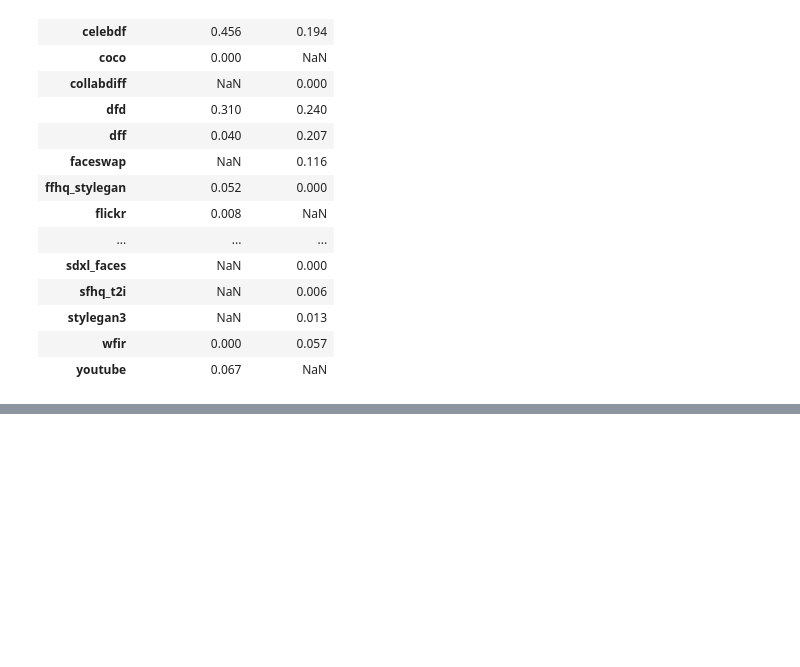
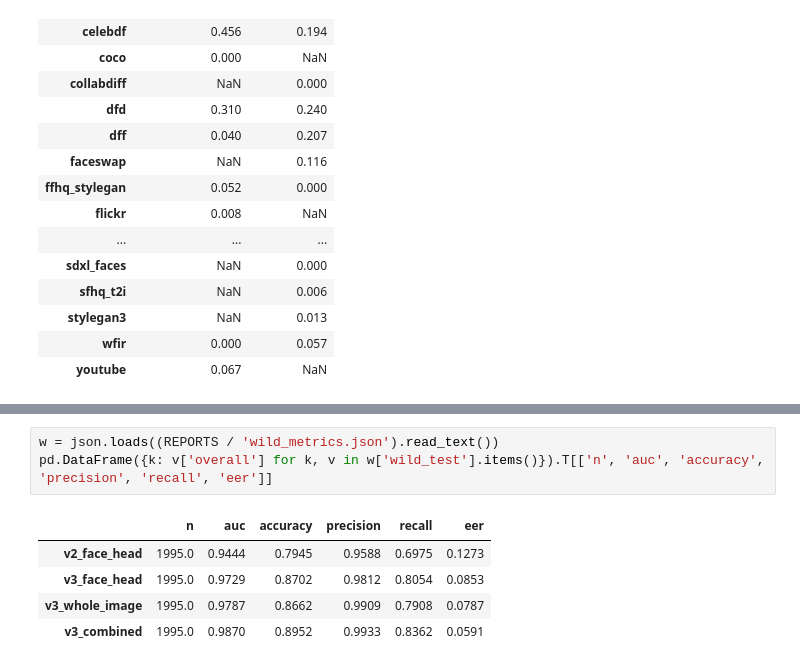
Before and after one commit to MoamenFouad/deep-fake-ai-powered-detector, a Jupyter notebook: ml/notebooks/02_training_and_evaluation.ipynb, the cells around one changed output, grey strips where cells are left out. Drawn from its saved outputs; the diff is of its cells as text; blank space fills up the shorter version.

```diff
--- a/ml/notebooks/02_training_and_evaluation.ipynb
+++ b/ml/notebooks/02_training_and_evaluation.ipynb
@@ -119,0 +124,9 @@ held.assign(wrong=(held.p >= 0.5) != held.label).groupby(['source', 'label']).wr
+# %%
+w = json.loads((REPORTS / 'wild_metrics.json').read_text())
+pd.DataFrame({k: v['overall'] for k, v in w['wild_test'].items()}).T[['n', 'auc', 'accuracy', 'precision', 'recall', 'eer']]
+# %% [output]
+|  | n | auc | accuracy | precision | recall | eer |
+| v2_face_head | 1995.0 | 0.9444 | 0.7945 | 0.9588 | 0.6975 | 0.1273 |
+| v3_face_head | 1995.0 | 0.9729 | 0.8702 | 0.9812 | 0.8054 | 0.0853 |
+| v3_whole_image | 1995.0 | 0.9787 | 0.8662 | 0.9909 | 0.7908 | 0.0787 |
+| v3_combined | 1995.0 | 0.9870 | 0.8952 | 0.9933 | 0.8362 | 0.0591 |
```
Also changed, not shown: parts of 5 cells of this notebook, 3 other files.
